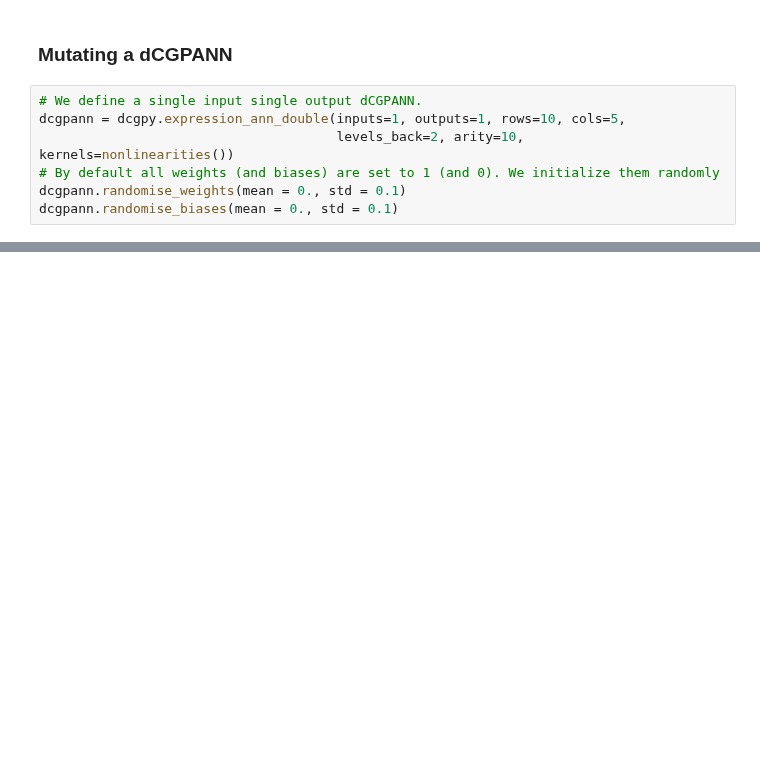
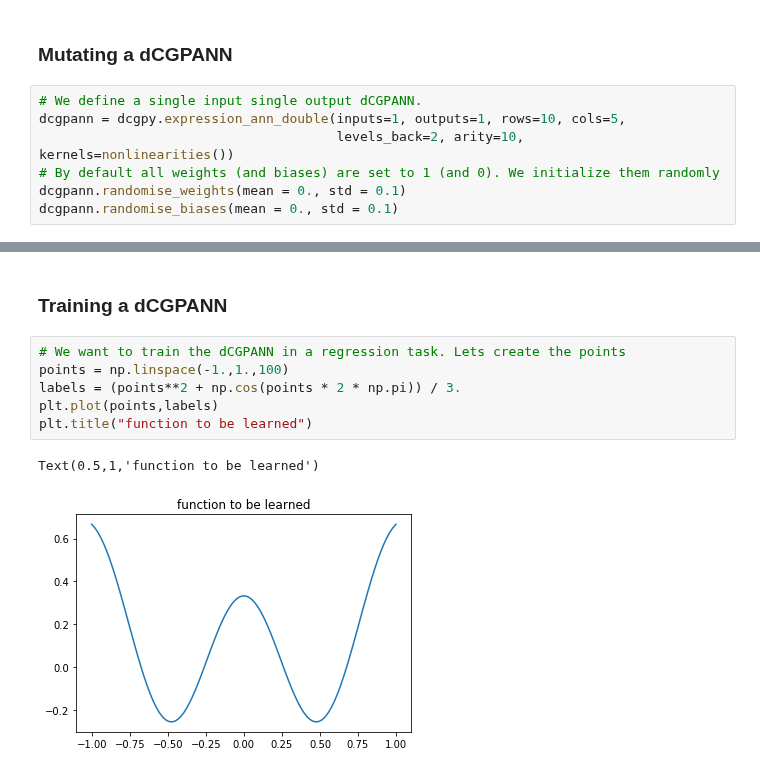
Before and after one commit to darioizzo/dcgp, a Jupyter notebook: doc/sphinx/notebooks/dCGPANN.ipynb, the cells around one changed output, grey strips where cells are left out. Drawn from its saved outputs; the diff is of its cells as text; blank space fills up the shorter version.

```diff
--- a/doc/sphinx/notebooks/dCGPANN.ipynb
+++ b/doc/sphinx/notebooks/dCGPANN.ipynb
@@ -78,0 +81,11 @@ _ = ax.set_title("Output connection mutation")
+# %% [markdown]
+### Training a dCGPANN
+# %%
+# We want to train the dCGPANN in a regression task. Lets create the points
+points = np.linspace(-1.,1.,100)
+labels = (points**2 + np.cos(points * 2 * np.pi)) / 3.
+plt.plot(points,labels)
+plt.title("function to be learned")
+# %% [output]
+Text(0.5,1,'function to be learned')
+[figure, added]
```
Also changed, not shown: parts of 9 cells of this notebook.
